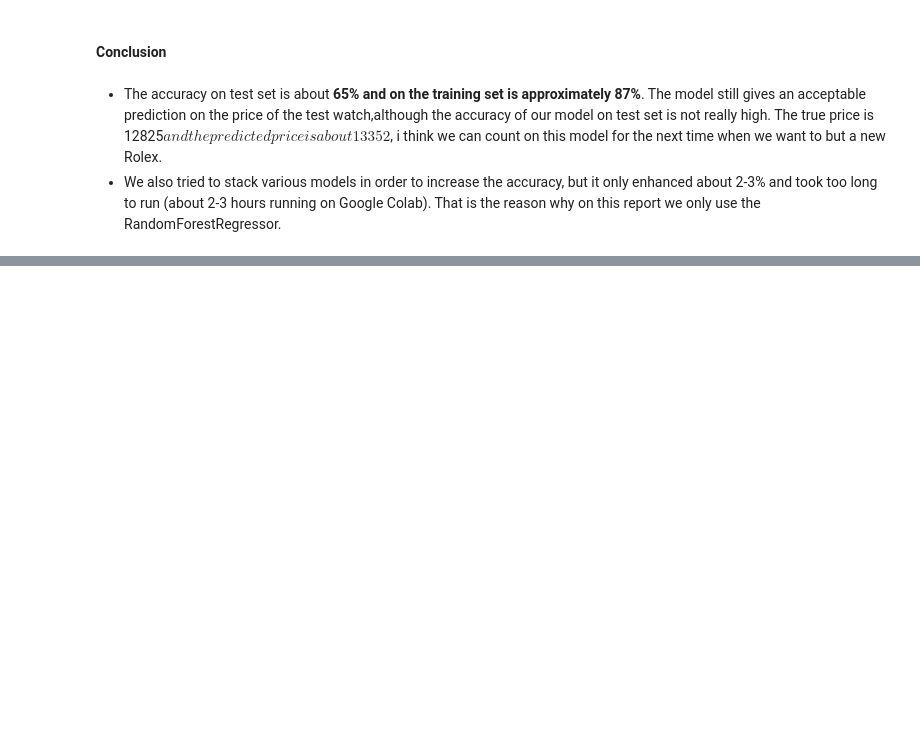
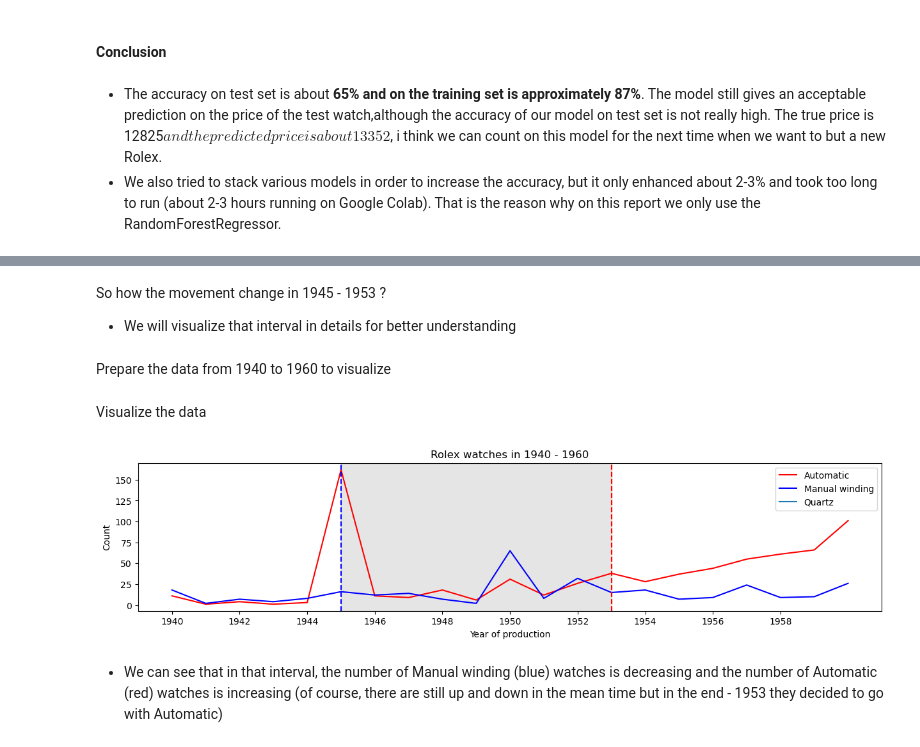
Before and after one commit to baonhat1802/Project-Programming-DS, a Jupyter notebook: Project/test.ipynb, the cells around one changed output, grey strips where cells are left out. Saved outputs shown, nothing was run; the diff lists cells and outputs as text; code cells hidden in the pictures; blank space fills up the shorter version.

```diff
--- a/Project/test.ipynb
+++ b/Project/test.ipynb
@@ -400,0 +434,3 @@ clf.predict(df3)[0]
+# %%
+q2df=q2df[q2df['year of production'] <= 2022]
+q2df.sort_values(by=['year of production'], ascending=False)
@@ -400,0 +457,3 @@ clf.predict(df3)[0]
+# %%
+mmgb=q2df.groupby(['year of production', 'movement']).count()
+mmgb
@@ -400,0 +477,5 @@ clf.predict(df3)[0]
+# %%
+# reset index
+mmgb = mmgb.reset_index()
+mmgb = mmgb[['year of production', 'movement', 'model']]
+mmgb = mmgb.rename(columns={'model': 'count'})
@@ -400,0 +617,31 @@ clf.predict(df3)[0]
+# %% [markdown]
+So how the movement change in 1945 - 1953 ?
+ - We will visualize that interval in details for better understanding
+# %% [markdown]
+Prepare the data from 1940 to 1960 to visualize
+# %%
+ptc = mmgb.copy()
+ptca = ptc[(ptc['year of production'] <= 1960) & (ptc['year of production'] >= 1940) & (ptc['movement'] == 'Automatic')]
+ptcm = ptc[(ptc['year of production'] <= 1960) & (ptc['year of production'] >= 1940) & (ptc['movement'] == 'Manual winding')]
+ptcq = ptc[(ptc['year of production'] <= 1960) & (ptc['year of production'] >= 1940) & (ptc['movement'] == 'Quartz')]
+# %% [markdown]
+Visualize the data
+# %%
+ax = ptca.plot(x='year of production', y='count', label='Automatic', figsize=(15, 3), color='red')
+ptcm.plot(x='year of production', y='count', label='Manual winding', color='blue', ax=ax)
+ptcq.plot(x='year of production', y='count', label='Quartz', ax=ax)
+plt.title('Rolex watches in 1940 - 1960')
+plt.xlabel('Year of production')
+plt.ylabel('Count')
+
+plt.axvline(x=1945, color='b', linestyle='--')
+plt.axvline(x=1953, color='r', linestyle='--')
+plt.axvspan(1945, 1953, alpha=0.2, color='grey')
+
+plt.xticks(np.arange(1940, 1960, 2))
+
+plt.show()
+# %% [output]
+[figure, added]
+# %% [markdown]
+- We can see that in that interval, the number of Manual winding (blue) watches is decreasing and the number of Automatic (red) watches is increasing (of course, there are still up and down in the mean time but in the end - 1953 they decided to go with Automatic)
```
Also changed, not shown: parts of 57 cells of this notebook.
